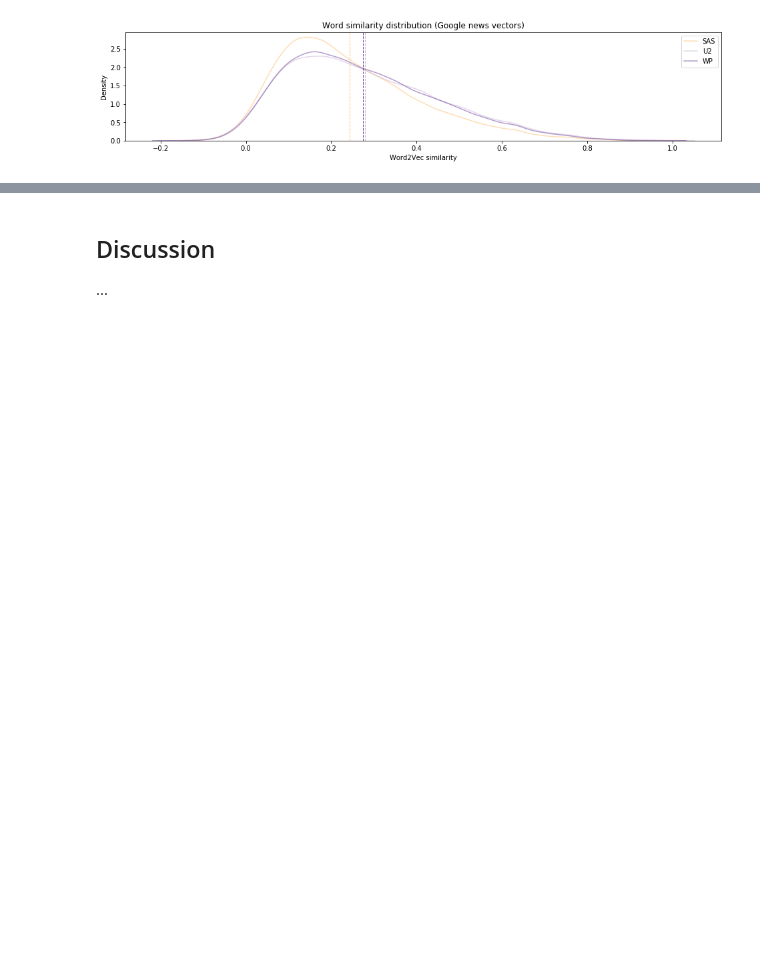
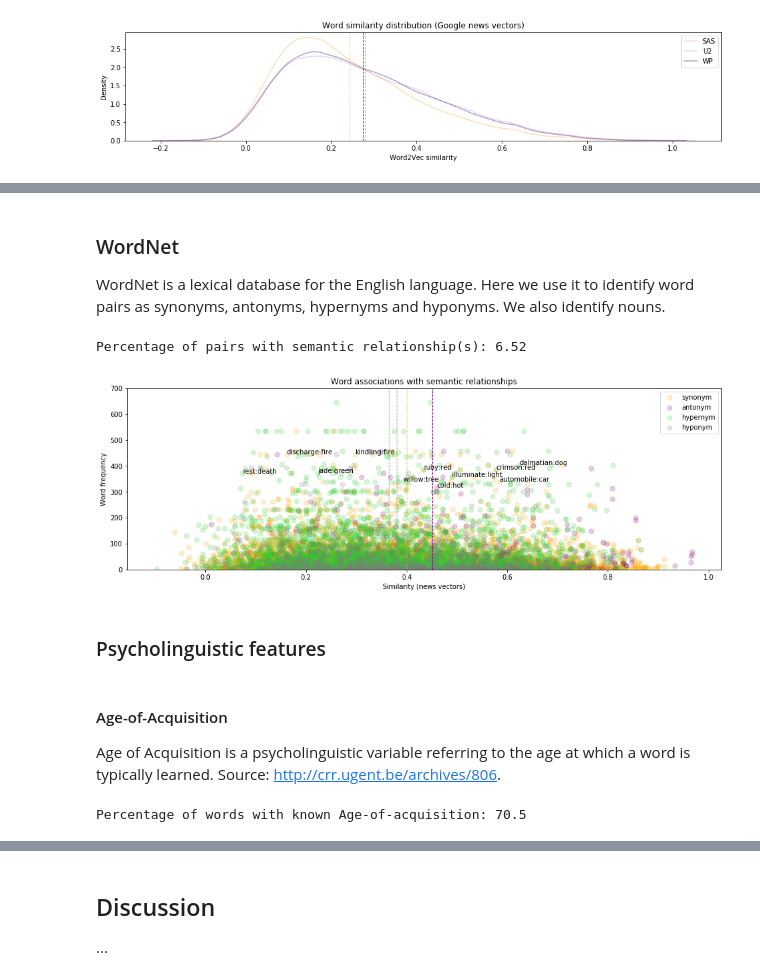
Before and after one commit to louweal/wordgame, a Jupyter notebook: notebooks/Word Association Analysis.ipynb, the cells around one changed output, grey strips where cells are left out. Saved outputs shown, nothing was run; the diff lists cells and outputs as text; code cells hidden in the pictures; blank space fills up the shorter version.

Commit message:
added semantic wordnet features

```diff
--- a/notebooks/Word Association Analysis.ipynb
+++ b/notebooks/Word Association Analysis.ipynb
@@ -791,4 +494,0 @@ len(df[df.multi])/len(df)
-# %%
-df.word2 = df.word2.astype(str)
-df['multi'] = df.word2.apply(lambda x: x.find(" ")!=-1)
-len(df[df.multi])/len(df)
@@ -811,0 +530,3 @@ df[df.multi].sample(10)
+# %% [markdown]
+### WordNet
+WordNet is a lexical database for the English language. Here we use it to identify word pairs as synonyms, antonyms, hypernyms and hyponyms. We also identify nouns.
@@ -811,0 +563,65 @@ df[df.multi].sample(10)
+# %%
+# identify nouns
+nouns = {x.name().split('.', 1)[0] for x in wordnet.all_synsets('n')}
+df['noun1'] = df.word1.apply(lambda x:(x in nouns))
+df['noun2'] = df.word2.apply(lambda x:(x in nouns))
+
+# identify synonyms
+df['synonym'] = df.apply(isSynonym, axis=1)
+# identify antonyms
+df['antonym'] = df.apply(isAntonym, axis=1)
+# identify hypernyms
+df['hypernym'] = df.apply(isHypernym, axis=1)
+# identify hyponyms
+df['hyponym'] = df.apply(isHyponym, axis=1)
+# %%
+dfsem = df[df.synonym | df.antonym | df.hypernym | df.hyponym]
+print("Percentage of pairs with semantic relationship(s): " + str(round(len(dfsem)/len(df)*100,2)))
+# %% [output]
+Percentage of pairs with semantic relationship(s): 6.52
+# %%
+# prepare for plotting
+semdf = dfsem[~dfsem.news_sim.isnull()].drop_duplicates(['pair'])
+
+#plot
+fig, ax = plt.subplots()
+fig.set_figwidth(16)
+fig.set_figheight(5)
+
+columns = [semdf.synonym, semdf.antonym, semdf.hypernym, semdf.hyponym]
+colors = ["orange", "purple","limegreen","grey"]
+for i in range(0,4):
+    ax.scatter(semdf[columns[i]].news_sim, semdf[columns[i]].tf, alpha=0.2, s=50,
+               c=colors[i], label=columns[i].name)
+    ax.axvline(semdf[columns[i]].news_sim.mean(), color=colors[i], linestyle='dashed', linewidth=1)
+
+
+for i in range(0, len(semdf), 20):
+    if semdf.tf.iloc[i] > 300:
+        ax.annotate(semdf.pair.iloc[i], (semdf.news_sim.iloc[i], semdf.tf.iloc[i]))
+plt.title("Word associations with semantic relationships")
+plt.xlabel("Similarity (news vectors)")
+plt.ylabel("Word frequency")
+plt.legend(loc='upper right')
+plt.gca()
+plt.ylim(0,700)
+plt.show()
+# %% [output]
+[figure, added]
+# %% [markdown]
+### Psycholinguistic features
+# %% [markdown]
+#### Age-of-Acquisition
+Age of Acquisition is a psycholinguistic variable referring to the age at which a word is typically learned. Source: http://crr.ugent.be/archives/806.
+# %%
+import csv
+# read AoA data
+reader = csv.reader(open('../data/external/AoA_ratings_Kuperman.csv', 'r'))
+# create AoA dictionary
+aoa_dict = {k:v for k,v in reader if v!='NA'}
+# add AoA feature to data
+df['AoA'] = df['word2'].apply(lambda x:float(AoA[x]) if x in AoA else np.nan).astype('float')
+
+print("Percentage of words with known Age-of-acquisition: " + str(round(len(df[~df['AoA'].isnull()])/len(df)*100,1)))
+# %% [output]
+Percentage of words with known Age-of-acquisition: 70.5
```
Also changed, not shown: parts of 75 cells of this notebook.
